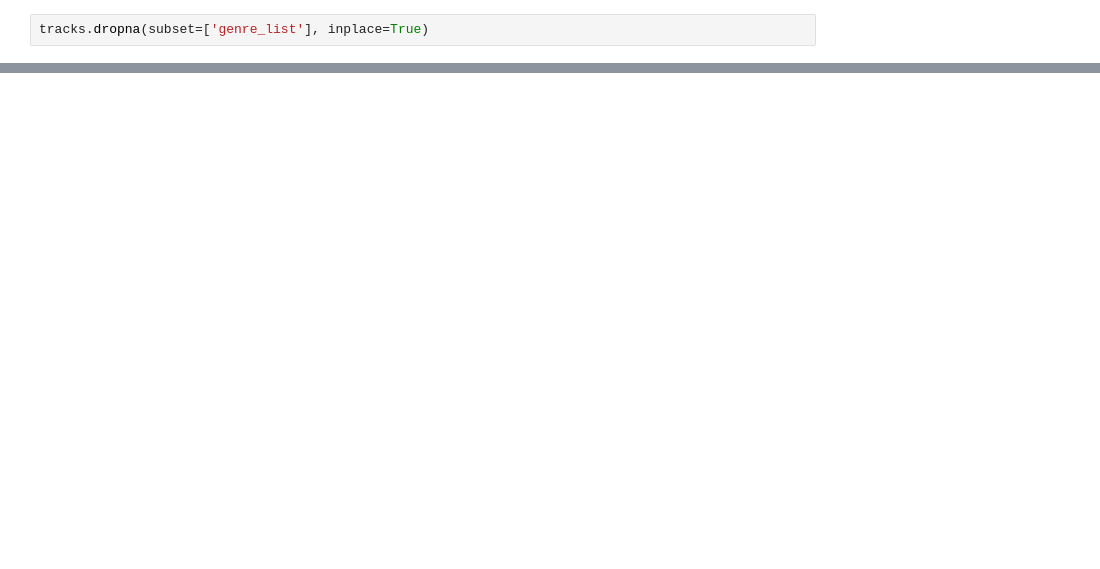
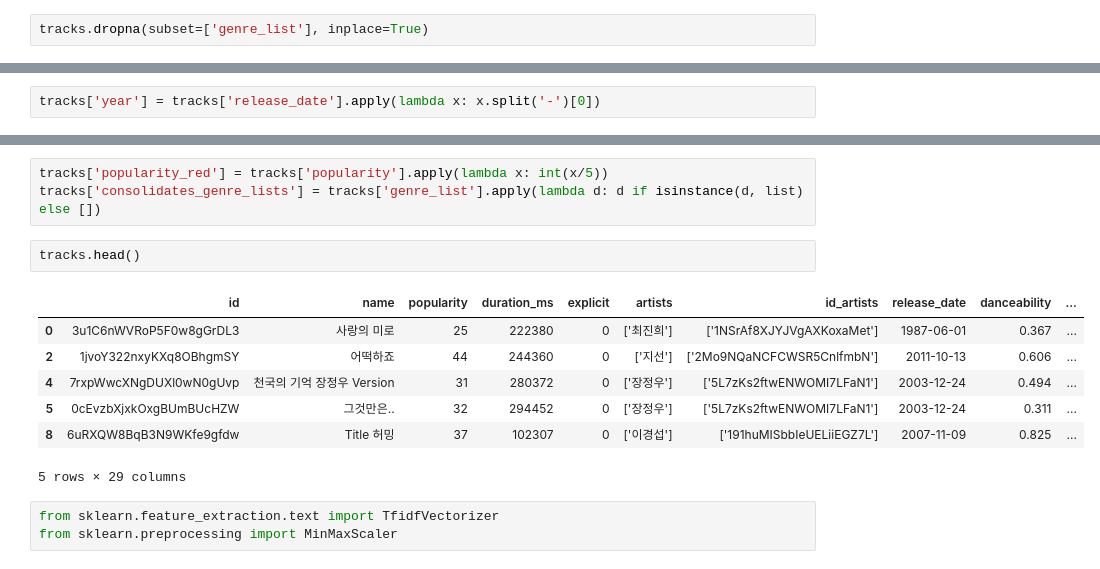
Before and after one commit to elisegalletta/ai-final, a Jupyter notebook: musicrec.ipynb, the cells around one changed output, grey strips where cells are left out. Cells and saved outputs as stored; diff of their text form; blank space fills up the shorter version.

Commit message:
updated notebook w tfidf

```diff
--- a/musicrec.ipynb
+++ b/musicrec.ipynb
@@ -119,0 +240,2 @@ tracks.isnull().sum()
+# %%
+tracks['year'] = tracks['release_date'].apply(lambda x: x.split('-')[0])
@@ -119,0 +258,16 @@ tracks.isnull().sum()
+# %%
+tracks['popularity_red'] = tracks['popularity'].apply(lambda x: int(x/5))
+tracks['consolidates_genre_lists'] = tracks['genre_list'].apply(lambda d: d if isinstance(d, list) else [])
+# %%
+tracks.head()
+# %% [output]
+|  | id | name | popularity | duration_ms | explicit | artists | id_artists | release_date | danceability | ... |
+| 0 | 3u1C6nWVRoP5F0w8gGrDL3 | 사랑의 미로 | 25 | 222380 | 0 | ['최진희'] | ['1NSrAf8XJYJVgAXKoxaMet'] | 1987-06-01 | 0.367 | ... |
+| 2 | 1jvoY322nxyKXq8OBhgmSY | 어떡하죠 | 44 | 244360 | 0 | ['지선'] | ['2Mo9NQaNCFCWSR5CnlfmbN'] | 2011-10-13 | 0.606 | ... |
+| 4 | 7rxpWwcXNgDUXl0wN0gUvp | 천국의 기억 장정우 Version | 31 | 280372 | 0 | ['장정우'] | ['5L7zKs2ftwENWOMI7LFaN1'] | 2003-12-24 | 0.494 | ... |
+| 5 | 0cEvzbXjxkOxgBUmBUcHZW | 그것만은.. | 32 | 294452 | 0 | ['장정우'] | ['5L7zKs2ftwENWOMI7LFaN1'] | 2003-12-24 | 0.311 | ... |
+| 8 | 6uRXQW8BqB3N9WKfe9gfdw | Title 허밍 | 37 | 102307 | 0 | ['이경섭'] | ['191huMISbbIeUELiiEGZ7L'] | 2007-11-09 | 0.825 | ... |
+5 rows × 29 columns
+# %%
+from sklearn.feature_extraction.text import TfidfVectorizer
+from sklearn.preprocessing import MinMaxScaler
```
Also changed, not shown: parts of 33 cells of this notebook.
